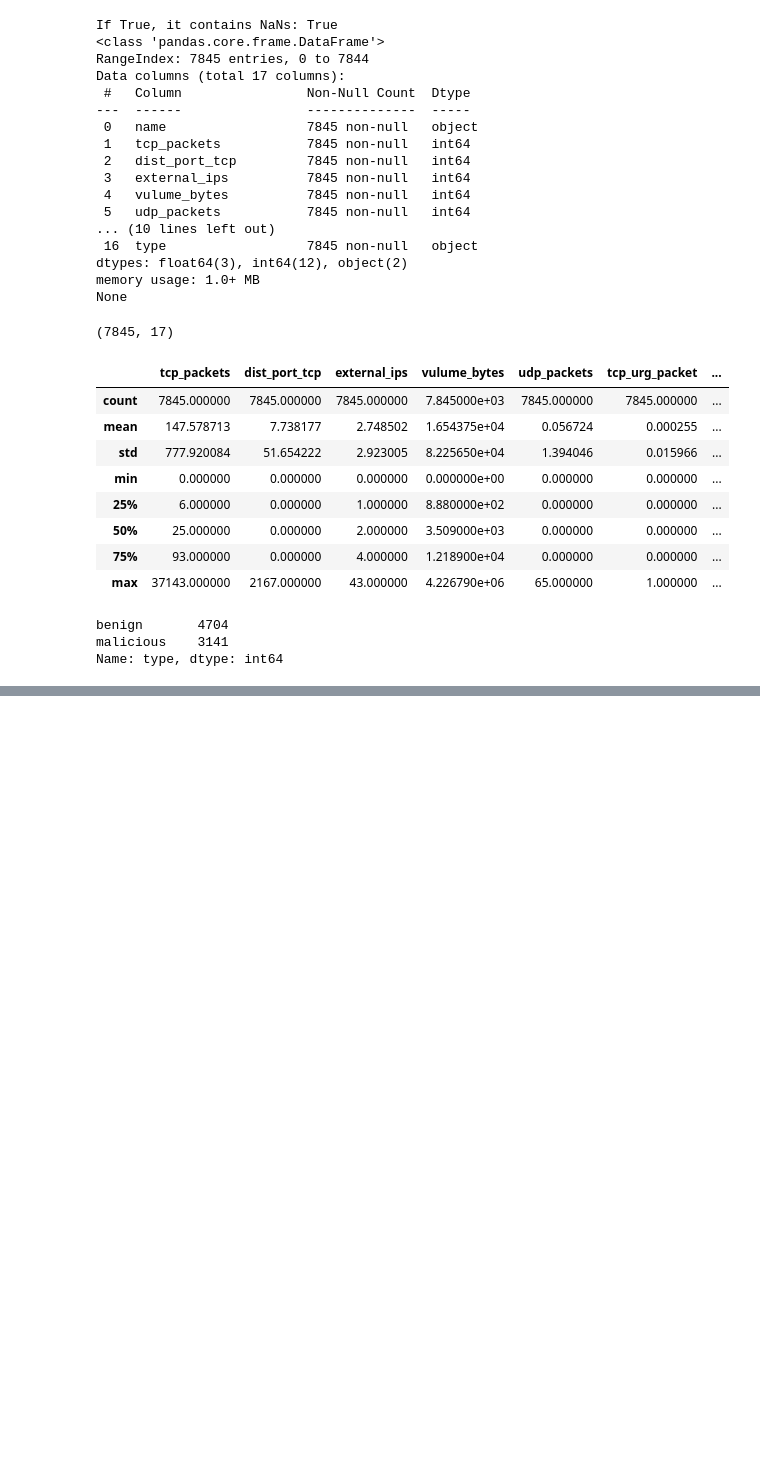
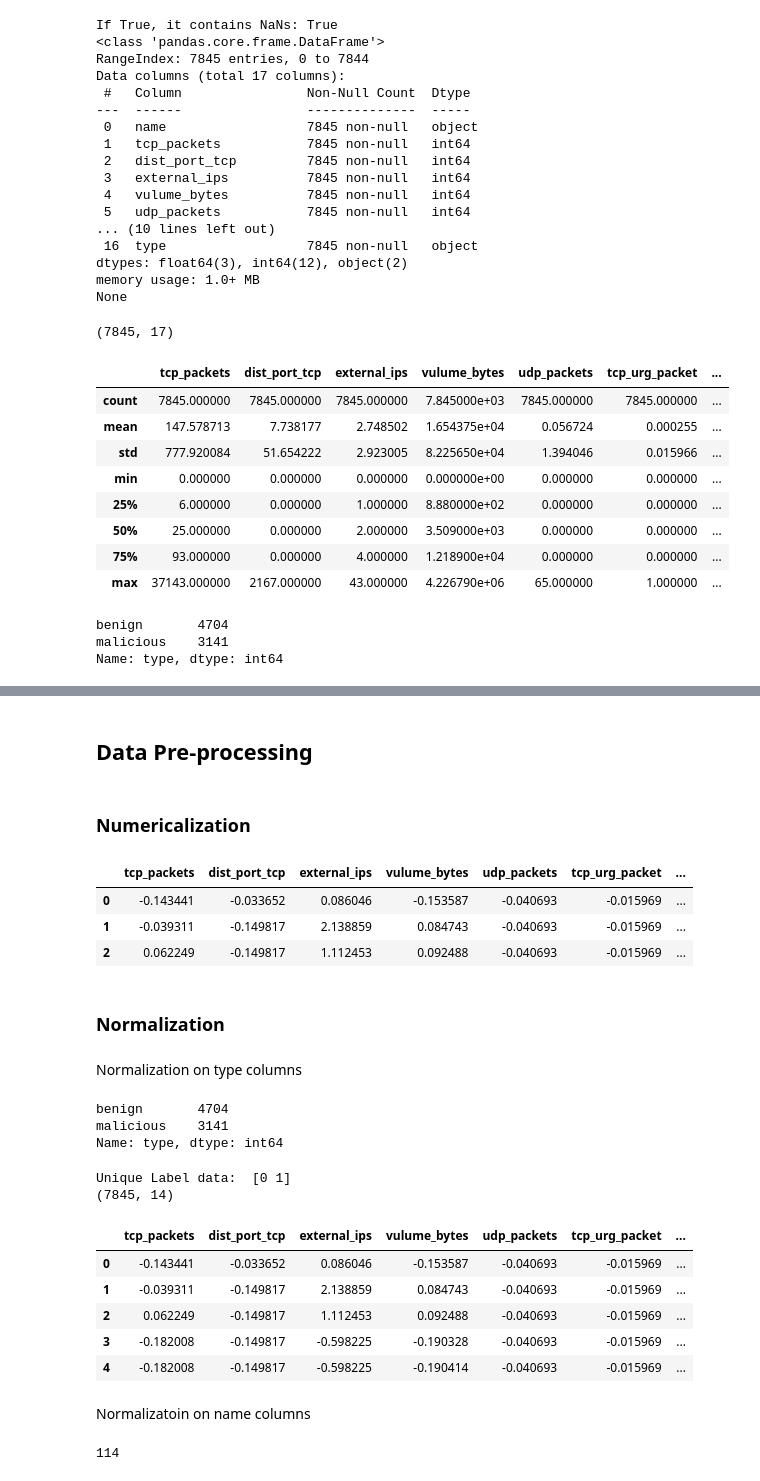
Before and after one commit to ClockWize171/network-traffic-analysis-tensorflow, a Jupyter notebook: android_malware_analysis.ipynb, the cells around one changed output, grey strips where cells are left out. Cells and saved outputs as stored; diff of their text form; code cells hidden in the pictures; blank space fills up the shorter version.

```diff
--- a/android_malware_analysis.ipynb
+++ b/android_malware_analysis.ipynb
@@ -76,0 +89,2 @@ Name: type, dtype: int64
+# %%
+dataset.drop(['avg_local_pkt_rate', 'avg_remote_pkt_rate', 'duracion'], axis=1, inplace=True)
@@ -76,0 +107,41 @@ Name: type, dtype: int64
+# %% [markdown]
+## Data Pre-processing
+# %% [markdown]
+### Numericalization
+# %%
+# importing standard scaler
+from sklearn.preprocessing import StandardScaler,LabelEncoder
+standard_scaler = StandardScaler()
+# %%
+# extracting numerical value from dataframe
+num_cols = dataset.select_dtypes(include=['float64','int64']).columns
+
+# extracting object value from dataframe
+obj_cols = dataset.select_dtypes(include=['object']).copy()
+
+# scaling numeric data
+scaled_num = standard_scaler.fit_transform(dataset.select_dtypes(include=['float64','int64']))
+
+# turn into dataframe
+pd_scaled_num= pd.DataFrame(scaled_num, columns=num_cols)
+
+
+# merging both numeric data and object data
+dataset = pd.concat([pd_scaled_num, obj_cols], axis=1)
+# %%
+dataset.head(3)
+# %% [output]
+|  | tcp_packets | dist_port_tcp | external_ips | vulume_bytes | udp_packets | tcp_urg_packet | ... |
+| 0 | -0.143441 | -0.033652 | 0.086046 | -0.153587 | -0.040693 | -0.015969 | ... |
+| 1 | -0.039311 | -0.149817 | 2.138859 | 0.084743 | -0.040693 | -0.015969 | ... |
+| 2 | 0.062249 | -0.149817 | 1.112453 | 0.092488 | -0.040693 | -0.015969 | ... |
+# %% [markdown]
+### Normalization
+# %% [markdown]
+Normalization on type columns
+# %%
+print(dataset.type.value_counts())
+# %% [output]
+benign       4704
+malicious    3141
+Name: type, dtype: int64
@@ -76,0 +152,15 @@ Name: type, dtype: int64
+# %%
+print('Unique Label data: ', dataset['type'].unique())
+print(dataset.shape)
+dataset.head(5)
+# %% [output]
+Unique Label data:  [0 1]
+(7845, 14)
+|  | tcp_packets | dist_port_tcp | external_ips | vulume_bytes | udp_packets | tcp_urg_packet | ... |
+| 0 | -0.143441 | -0.033652 | 0.086046 | -0.153587 | -0.040693 | -0.015969 | ... |
+| 1 | -0.039311 | -0.149817 | 2.138859 | 0.084743 | -0.040693 | -0.015969 | ... |
+| 2 | 0.062249 | -0.149817 | 1.112453 | 0.092488 | -0.040693 | -0.015969 | ... |
+| 3 | -0.182008 | -0.149817 | -0.598225 | -0.190328 | -0.040693 | -0.015969 | ... |
+| 4 | -0.182008 | -0.149817 | -0.598225 | -0.190414 | -0.040693 | -0.015969 | ... |
+# %% [markdown]
+Normalizatoin on name columns
@@ -76,0 +171,5 @@ Name: type, dtype: int64
+# %%
+a = len(dataset['name'].unique())
+print (a)
+# %% [output]
+114
```
Also changed, not shown: parts of 28 cells of this notebook, 2 other files.
